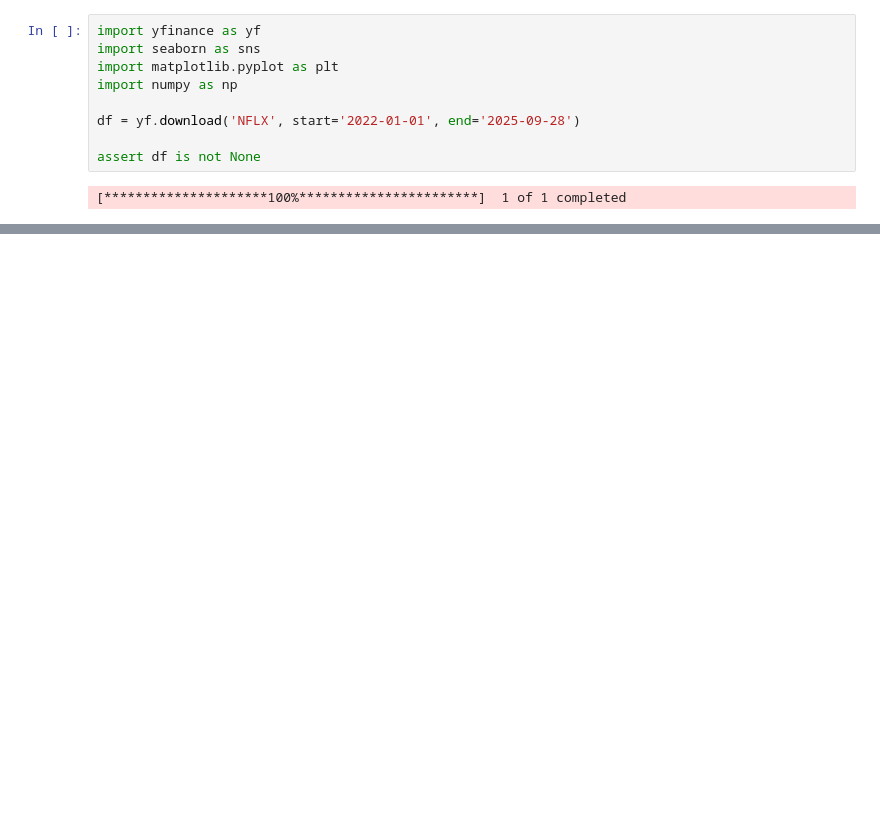
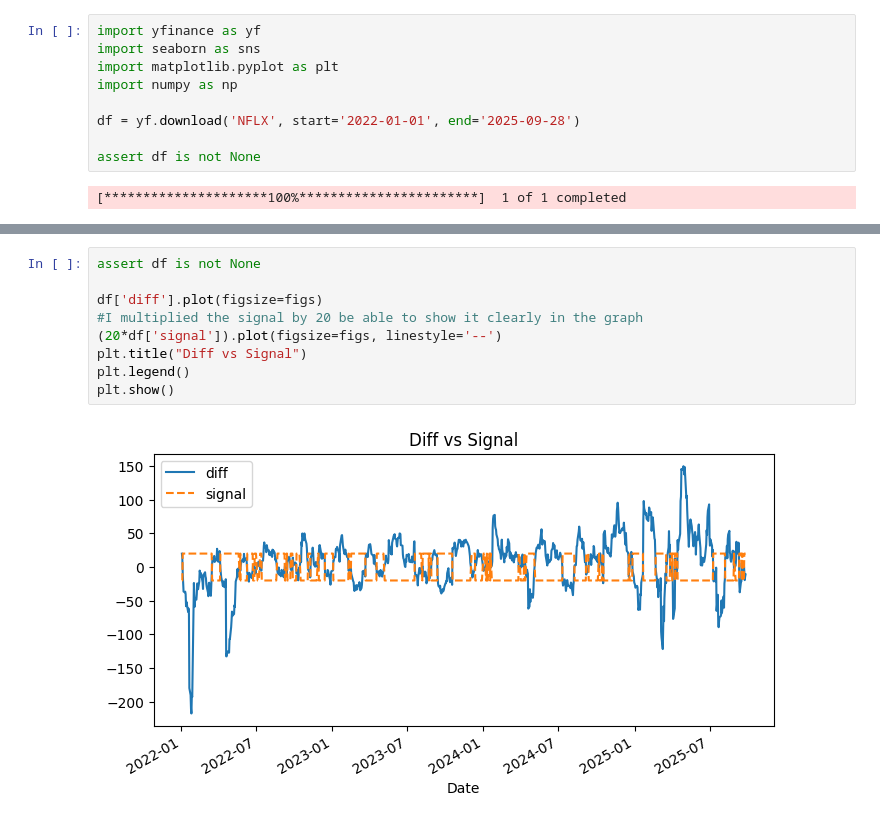
Before and after one commit to Squirrelcoding/quant, a Jupyter notebook: mr/mr.ipynb, the cells around one changed output, grey strips where cells are left out. Cells and saved outputs as stored; diff of their text form; blank space fills up the shorter version.

```diff
--- a/mr/mr.ipynb
+++ b/mr/mr.ipynb
@@ -19,0 +35,11 @@ KeyError: "None of ['Date'] are in the columns"
+# %%
+assert df is not None
+
+df['diff'].plot(figsize=figs)
+#I multiplied the signal by 20 be able to show it clearly in the graph
+(20*df['signal']).plot(figsize=figs, linestyle='--')
+plt.title("Diff vs Signal")
+plt.legend()
+plt.show()
+# %% [output]
+[figure, added]
```
Also changed, not shown: parts of 4 cells of this notebook, 1 other file.
